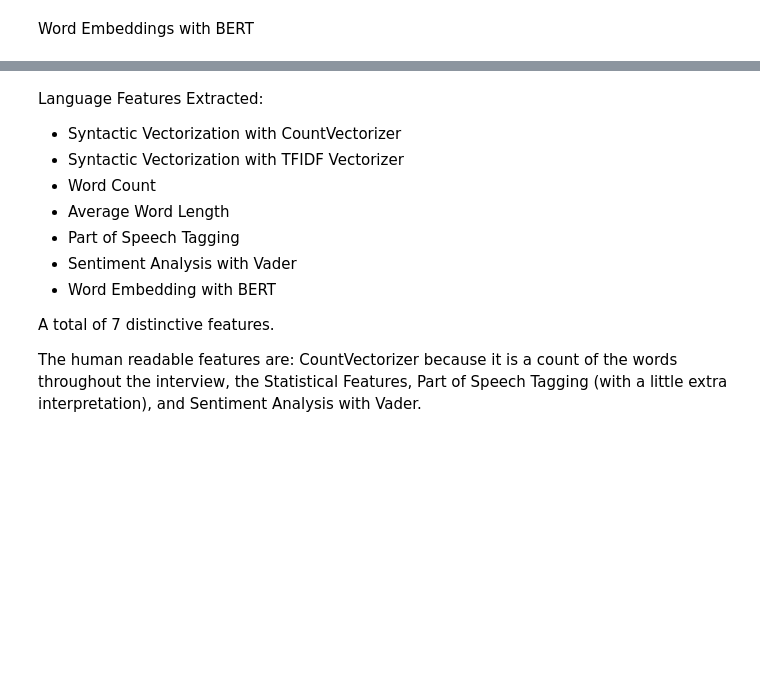
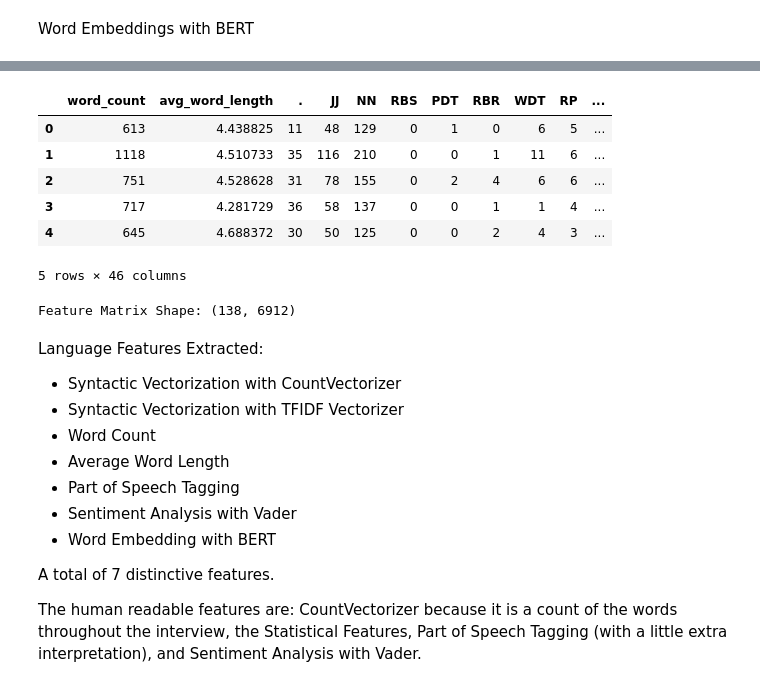
Before and after one commit to gyanigk/ML-HW4, a Jupyter notebook: language_features.ipynb, the cells around one changed output, grey strips where cells are left out. Drawn from its saved outputs; the diff is of its cells as text; code cells hidden in the pictures; blank space fills up the shorter version.

```diff
--- a/language_features.ipynb
+++ b/language_features.ipynb
@@ -302,3 +441,39 @@ Name: word embeddings, dtype: object
+# %%
+features.head()
+# %% [output]
+|  | word_count | avg_word_length | . | JJ | NN | RBS | PDT | RBR | WDT | RP | ... |
+| 0 | 613 | 4.438825 | 11 | 48 | 129 | 0 | 1 | 0 | 6 | 5 | ... |
+| 1 | 1118 | 4.510733 | 35 | 116 | 210 | 0 | 0 | 1 | 11 | 6 | ... |
+| 2 | 751 | 4.528628 | 31 | 78 | 155 | 0 | 2 | 4 | 6 | 6 | ... |
+| 3 | 717 | 4.281729 | 36 | 58 | 137 | 0 | 0 | 1 | 1 | 4 | ... |
+| 4 | 645 | 4.688372 | 30 | 50 | 125 | 0 | 0 | 2 | 4 | 3 | ... |
+5 rows × 46 columns
+# %%
+word_embeddings = features['word embeddings']
+
+# Define max length for padding/truncation
+# max_length = 768  # Or any desired length
+
+# Function to pad or truncate embeddings
+def pad_or_truncate(embedding, max_length):
+    embedding = np.array(embedding)  # Ensure it's a numpy array
+    # if len(embedding) > max_length:
+    #     # Truncate
+    #     return embedding[:max_length]
+    # else:
+    #     # Pad with zeros
+    #     padding = np.zeros(max_length - len(embedding))
+    return np.concatenate([embedding])
+
+# Apply padding/truncation to all embeddings
+padded_embeddings = word_embeddings.apply(lambda x: pad_or_truncate(x, max_length))
+
+# Convert to feature matrix (2D numpy array)
+feature_matrix = np.vstack(padded_embeddings)
+
+print("Feature Matrix Shape:", feature_matrix.shape)
+# %% [output]
+Feature Matrix Shape: (138, 6912)
 # %% [markdown]
 Language Features Extracted:
 - Syntactic Vectorization with CountVectorizer
```
Also changed, not shown: parts of 28 cells of this notebook.
